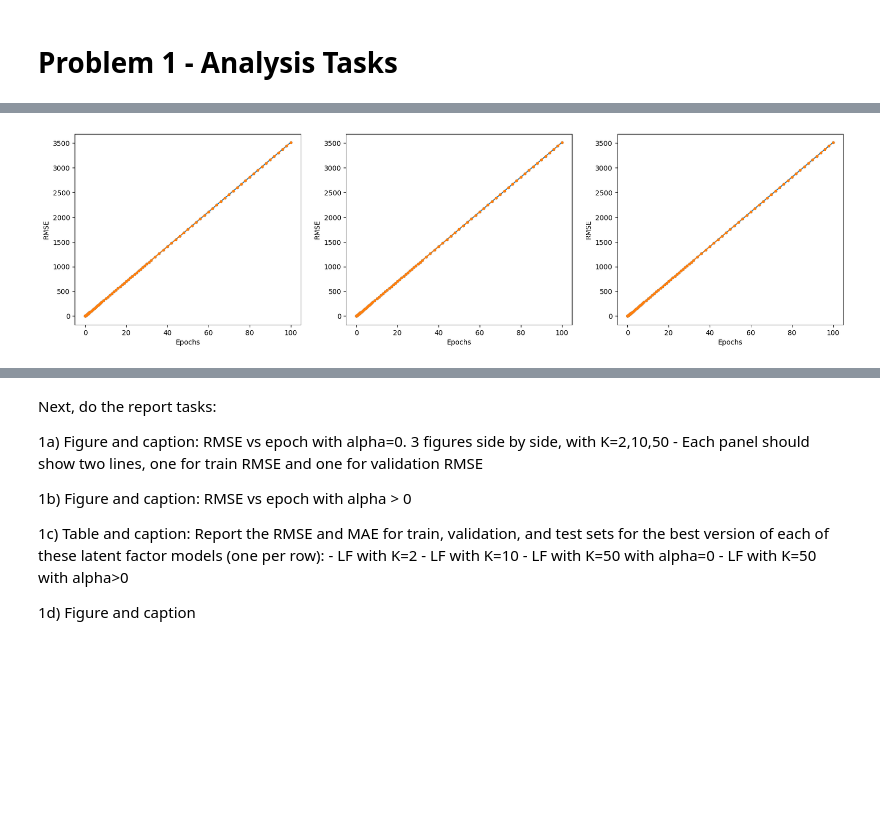
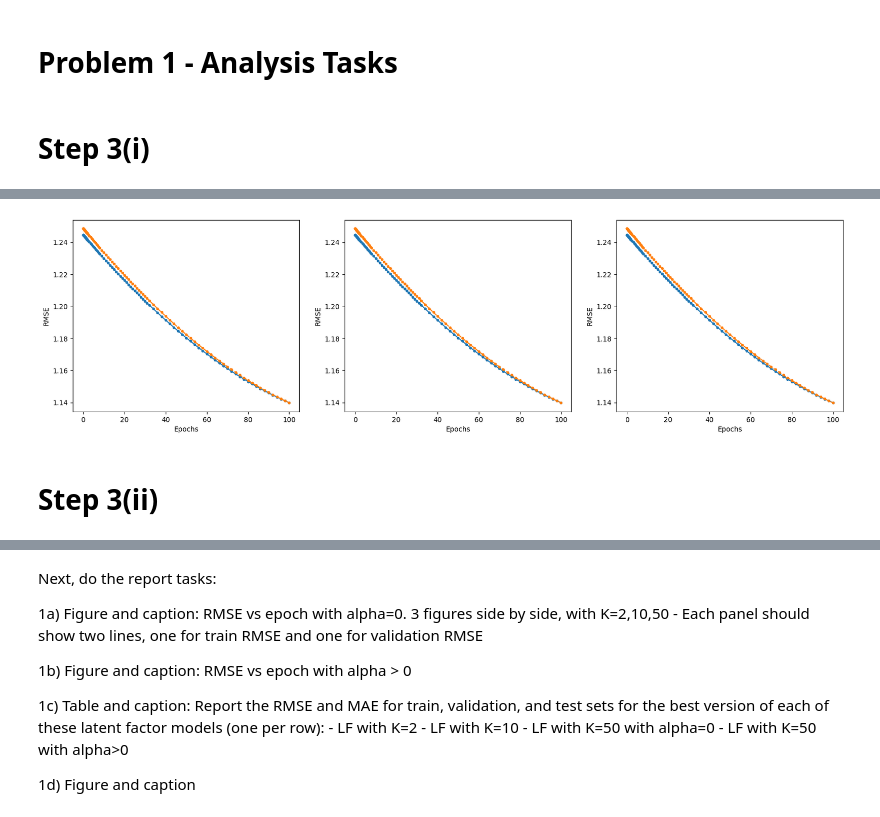
Before and after one commit to behrensm03/cs135-project2, a Jupyter notebook: Project B.ipynb, the cells around one changed output, grey strips where cells are left out. Saved outputs shown, nothing was run; the diff lists cells and outputs as text; code cells hidden in the pictures; blank space fills up the shorter version.

```diff
--- a/Project B.ipynb
+++ b/Project B.ipynb
@@ -93,5 +101,7 @@ user_df.head()
 | 4 | 4 | 33 | 0 | 5 |
 # %% [markdown]
 # Problem 1 - Analysis Tasks
+# %% [markdown]
+# Step 3(i)
 # %%
 batch_size = 1000 # Fix batch size for all of problem 1
@@ -101,13 +112,14 @@ batch_size = 1000 # Fix batch size for all of problem 1
 # Try three possible values of K: 2, 10, and 50
 
 kValues = [2, 10, 50]
+
 epoch_rmse_tuples = []
 for k in kValues:
-    model = CollabFilterOneVectorPerItem(n_factors=k, alpha=0, batch_size=1000, step_size=.5)
+    model = CollabFilterOneVectorPerItem(n_factors=k, alpha=0, batch_size=1000, step_size=.00005)
     train_data_tuple = (userids_tr_N, itemids_tr_N, ratings_tr_N)
-    valid_data_tuple = (userids_va_M, itemids_va_M, ratings_va_M)
+    #valid_data_tuple = (userids_va_M, itemids_va_M, ratings_va_M)
     model.init_parameter_dict(n_users=n_users, n_items=n_items, train_tuple=train_data_tuple)
-    model.fit(train_data_tuple, valid_data_tuple)
+    model.fit(train_data_tuple, valid_tuple)
     epoch_rmse_tuples.append((model.trace_epoch, model.trace_rmse_train, model.trace_rmse_valid))
 
 # TODO: implement
@@ -120,5 +132,7 @@ for i, (epoch, train_rmse, valid_rmse) in enumerate(epoch_rmse_tuples):
     axe.set_ylabel("RMSE")
 
 plt.show()
+
+# TODO: implement
 # %% [output]
 epoch       0.000 | loss_total     0.47600 | tr RMSE     1.24455 | va RMSE     1.24854 | grad_wrt_mu     1.00000 | grad_wrt_b_per_user     0.00106 | grad_wrt_c_per_item     0.00059 | grad_wrt_U     0. ...
@@ -141,3 +155,5 @@ epoch      99.986 | loss_total -3494.64721 | tr RMSE  3511.96689 | va RMSE  3511
-[figure, old version]
+[figure, new version]
+# %% [markdown]
+# Step 3(ii)
 # %%
 # Step 3(ii)
```
Also changed, not shown: parts of 6 cells of this notebook.
